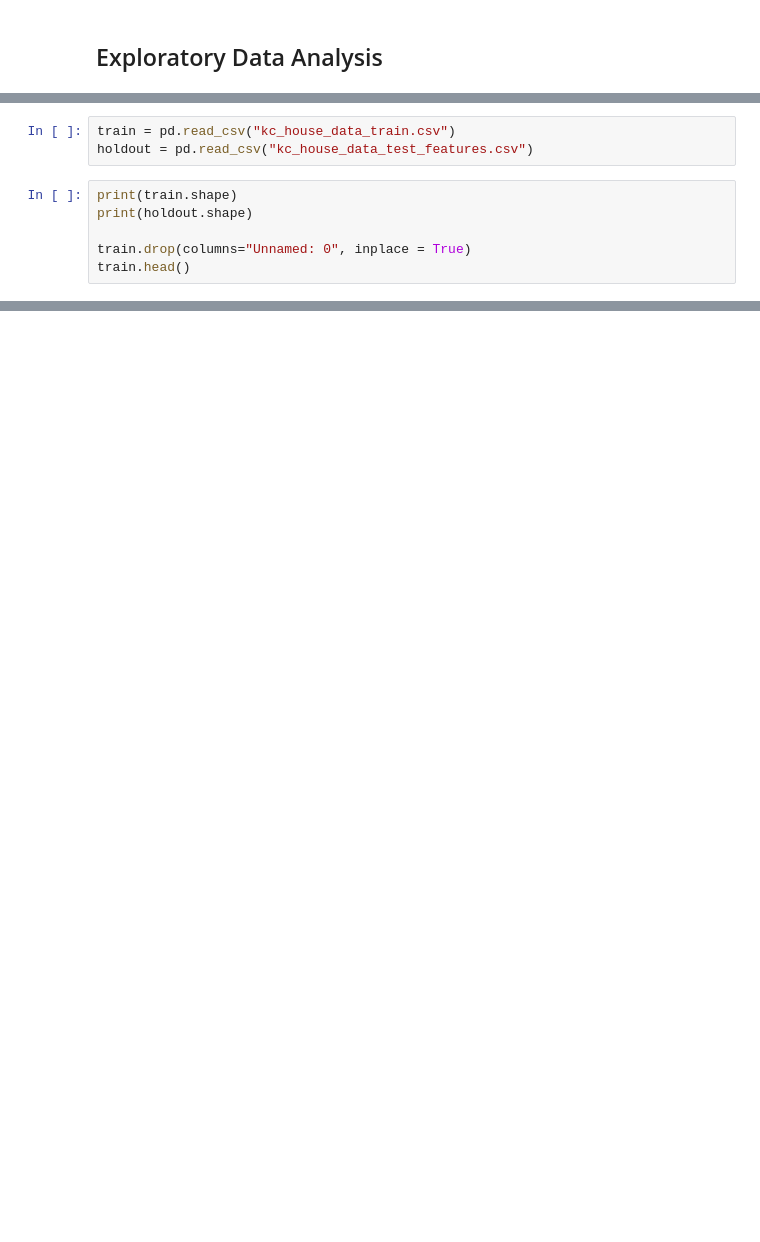
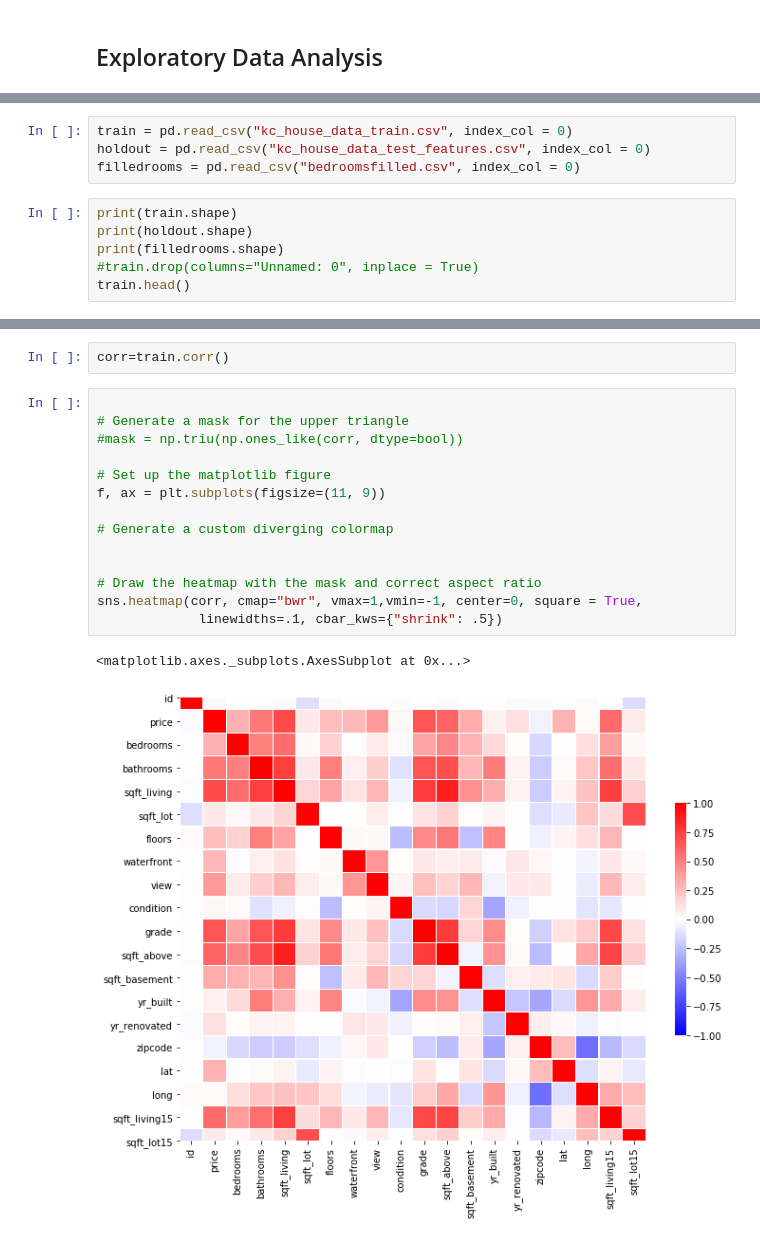
Before and after one commit to dorjeys3/King_County_Real_Estate, a Jupyter notebook: Exploratory Data Analysis.ipynb, the cells around one changed output, grey strips where cells are left out. Cells and saved outputs as stored; diff of their text form; blank space fills up the shorter version.

```diff
--- a/Exploratory Data Analysis.ipynb
+++ b/Exploratory Data Analysis.ipynb
@@ -8,10 +12,11 @@ from statsmodels.formula.api import ols
 # %%
-train = pd.read_csv("kc_house_data_train.csv")
-holdout = pd.read_csv("kc_house_data_test_features.csv")
+train = pd.read_csv("kc_house_data_train.csv", index_col = 0)
+holdout = pd.read_csv("kc_house_data_test_features.csv", index_col = 0)
+filledrooms = pd.read_csv("bedroomsfilled.csv", index_col = 0)
 # %%
 print(train.shape)
 print(holdout.shape)
-
-train.drop(columns="Unnamed: 0", inplace = True)
+print(filledrooms.shape)
+#train.drop(columns="Unnamed: 0", inplace = True)
 train.head()
 # %% [output]
@@ -38,0 +95,19 @@ train.describe()
+# %%
+corr=train.corr()
+# %%
+
+# Generate a mask for the upper triangle
+#mask = np.triu(np.ones_like(corr, dtype=bool))
+
+# Set up the matplotlib figure
+f, ax = plt.subplots(figsize=(11, 9))
+
+# Generate a custom diverging colormap
+
+
+# Draw the heatmap with the mask and correct aspect ratio
+sns.heatmap(corr, cmap="bwr", vmax=1,vmin=-1, center=0, square = True,
+             linewidths=.1, cbar_kws={"shrink": .5})
+# %% [output]
+<matplotlib.axes._subplots.AxesSubplot at 0x...>
+[figure, added]
```
Also changed, not shown: parts of 36 cells of this notebook, 1 other file.
